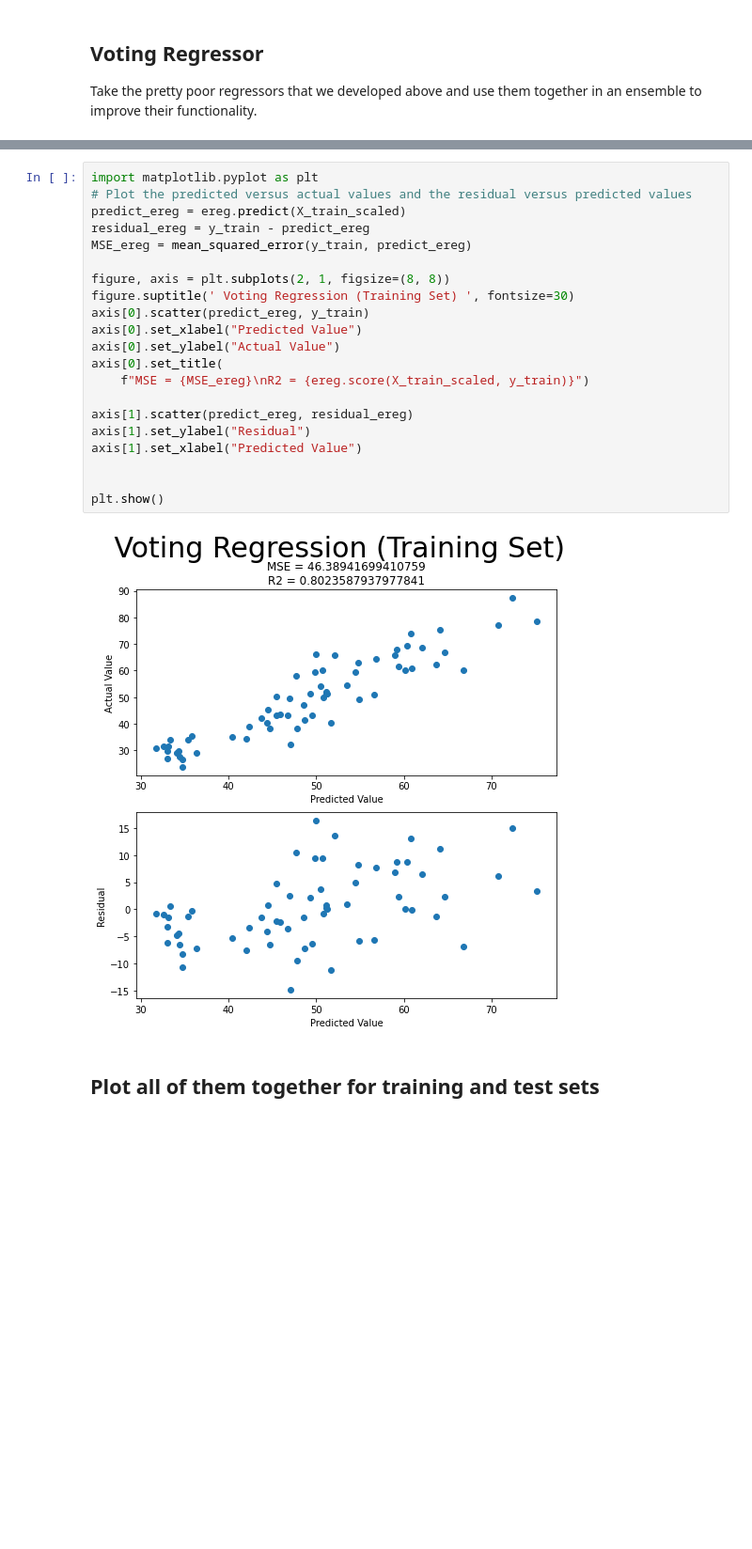
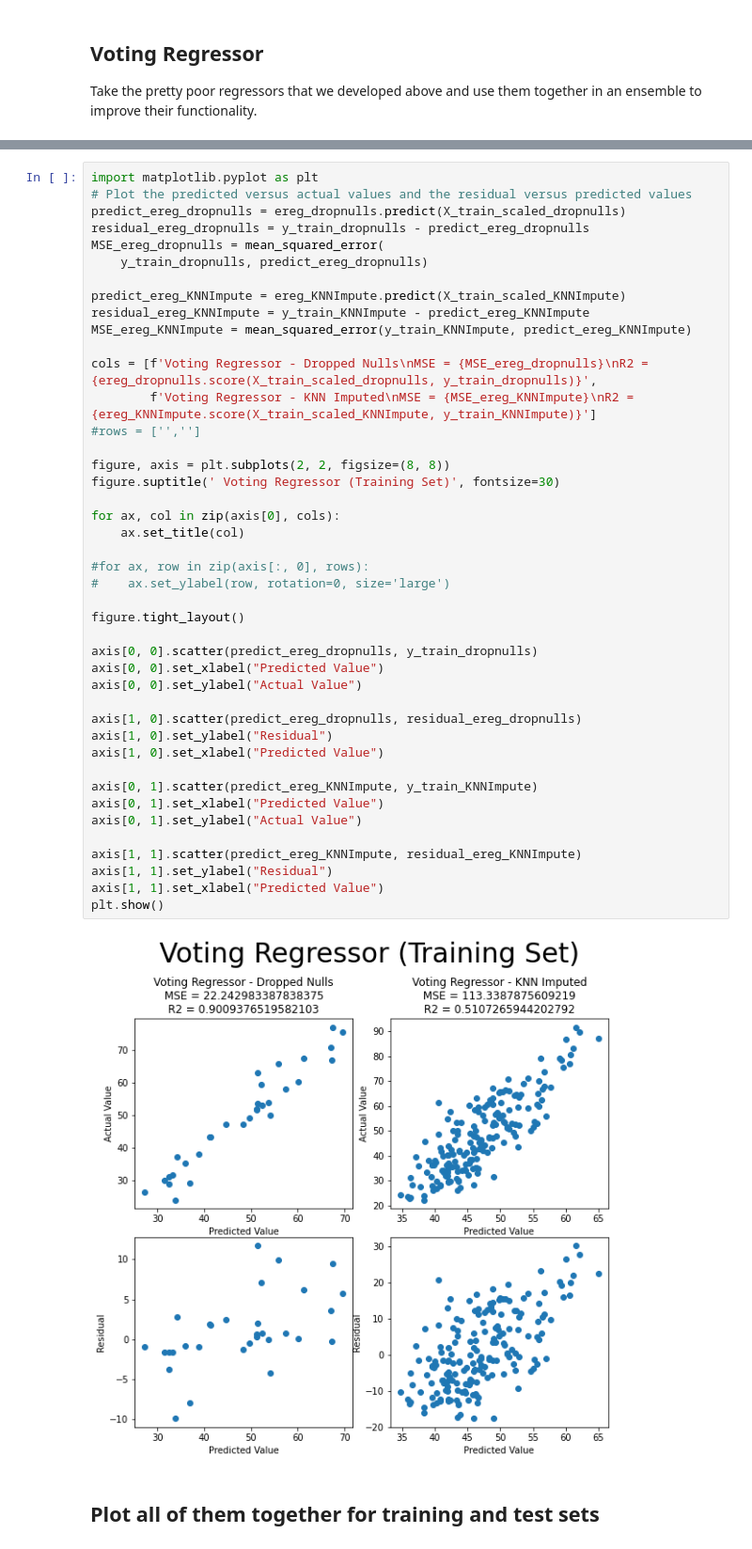
Before and after one commit to jlb14n/Capstone, a Jupyter notebook: Code/Other Machine Learning.ipynb, the cells around one changed output, grey strips where cells are left out. Shown at 94% size. Drawn from its saved outputs; the diff is of its cells as text; blank space fills up the shorter version.

```diff
--- a/Code/Other Machine Learning.ipynb
+++ b/Code/Other Machine Learning.ipynb
@@ -548,25 +565,47 @@ TEST: -12.67355577521652
 # %%
 import matplotlib.pyplot as plt
 # Plot the predicted versus actual values and the residual versus predicted values
-predict_ereg = ereg.predict(X_train_scaled)
-residual_ereg = y_train - predict_ereg
-MSE_ereg = mean_squared_error(y_train, predict_ereg)
+predict_ereg_dropnulls = ereg_dropnulls.predict(X_train_scaled_dropnulls)
+residual_ereg_dropnulls = y_train_dropnulls - predict_ereg_dropnulls
+MSE_ereg_dropnulls = mean_squared_error(
+    y_train_dropnulls, predict_ereg_dropnulls)
 
-figure, axis = plt.subplots(2, 1, figsize=(8, 8))
-figure.suptitle(' Voting Regression (Training Set) ', fontsize=30)
-axis[0].scatter(predict_ereg, y_train)
-axis[0].set_xlabel("Predicted Value")
-axis[0].set_ylabel("Actual Value")
-axis[0].set_title(
-    f"MSE = {MSE_ereg}\nR2 = {ereg.score(X_train_scaled, y_train)}")
+predict_ereg_KNNImpute = ereg_KNNImpute.predict(X_train_scaled_KNNImpute)
+residual_ereg_KNNImpute = y_train_KNNImpute - predict_ereg_KNNImpute
+MSE_ereg_KNNImpute = mean_squared_error(y_train_KNNImpute, predict_ereg_KNNImpute)
 
-axis[1].scatter(predict_ereg, residual_ereg)
-axis[1].set_ylabel("Residual")
-axis[1].set_xlabel("Predicted Value")
+cols = [f'Voting Regressor - Dropped Nulls\nMSE = {MSE_ereg_dropnulls}\nR2 = {ereg_dropnulls.score(X_train_scaled_dropnulls, y_train_dropnulls)}',
+        f'Voting Regressor - KNN Imputed\nMSE = {MSE_ereg_KNNImpute}\nR2 = {ereg_KNNImpute.score(X_train_scaled_KNNImpute, y_train_KNNImpute)}']
+#rows = ['','']
 
+figure, axis = plt.subplots(2, 2, figsize=(8, 8))
+figure.suptitle(' Voting Regressor (Training Set)', fontsize=30)
 
+for ax, col in zip(axis[0], cols):
+    ax.set_title(col)
+
+#for ax, row in zip(axis[:, 0], rows):
+#    ax.set_ylabel(row, rotation=0, size='large')
+
+figure.tight_layout()
+
+axis[0, 0].scatter(predict_ereg_dropnulls, y_train_dropnulls)
+axis[0, 0].set_xlabel("Predicted Value")
+axis[0, 0].set_ylabel("Actual Value")
+
+axis[1, 0].scatter(predict_ereg_dropnulls, residual_ereg_dropnulls)
+axis[1, 0].set_ylabel("Residual")
+axis[1, 0].set_xlabel("Predicted Value")
+
+axis[0, 1].scatter(predict_ereg_KNNImpute, y_train_KNNImpute)
+axis[0, 1].set_xlabel("Predicted Value")
+axis[0, 1].set_ylabel("Actual Value")
+
+axis[1, 1].scatter(predict_ereg_KNNImpute, residual_ereg_KNNImpute)
+axis[1, 1].set_ylabel("Residual")
+axis[1, 1].set_xlabel("Predicted Value")
 plt.show()
 # %% [output]
-[figure, old version]
+[figure, new version]
 # %% [markdown]
 ## Plot all of them together for training and test sets
```
Also changed, not shown: parts of 25 cells of this notebook, 16 other files.
